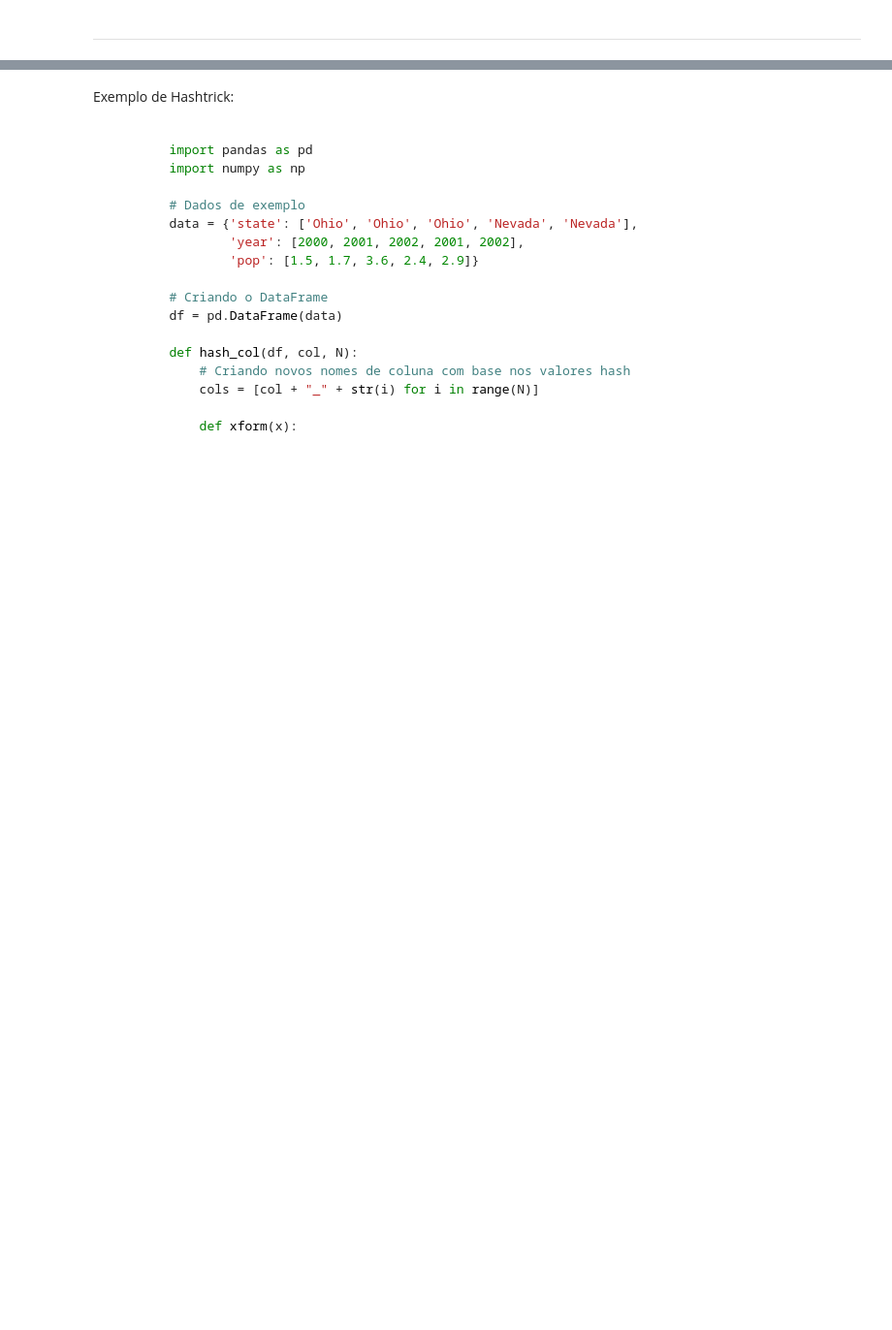
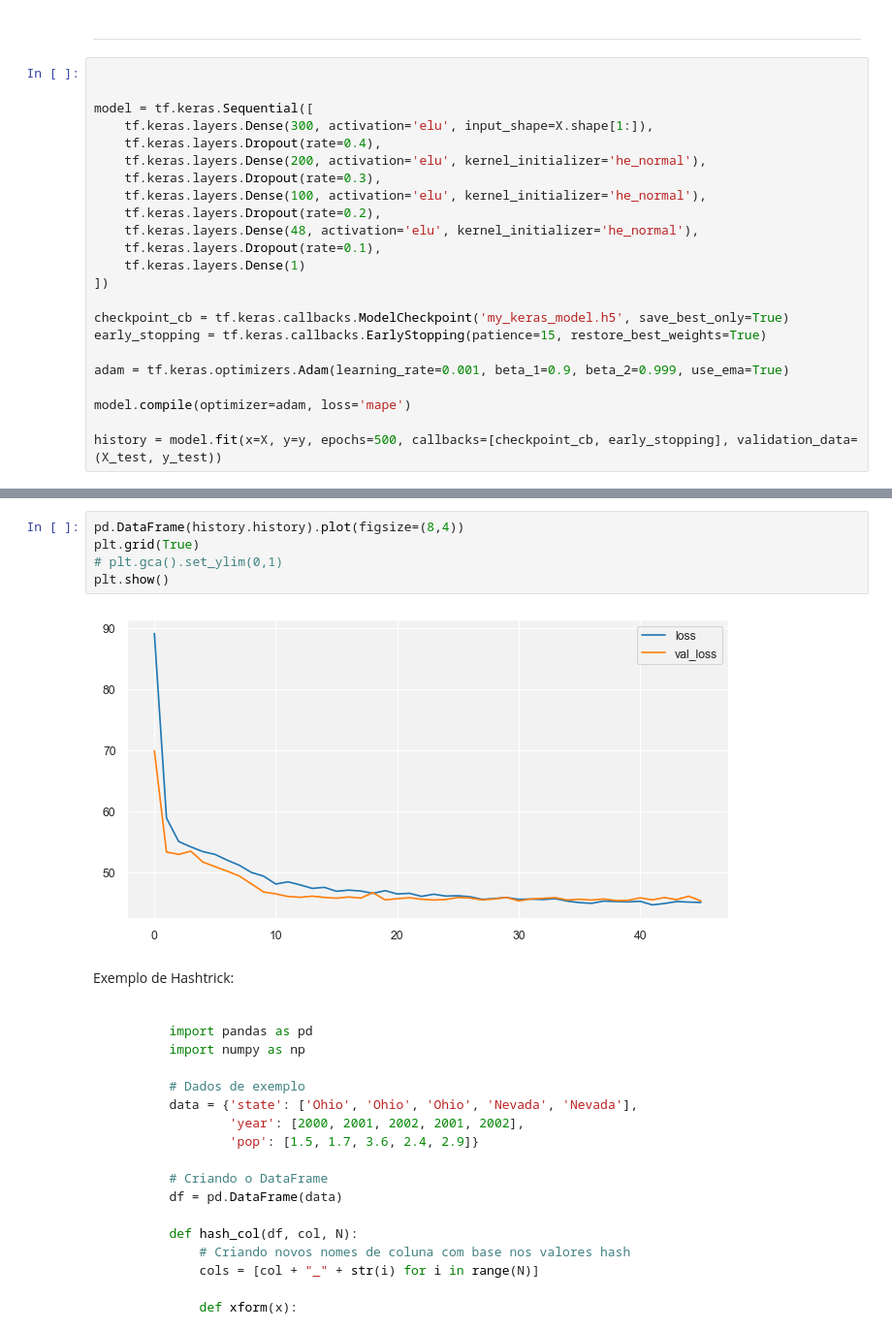
Before and after one commit to Krupique/mlops-projects, a Jupyter notebook: 02-bigmart_sales_prediction/notebook/demand_forecaster_tf.ipynb, the cells around one changed output, grey strips where cells are left out. Shown at 97% size. Saved outputs shown, nothing was run; the diff lists cells and outputs as text; blank space fills up the shorter version.

```diff
--- a/02-bigmart_sales_prediction/notebook/demand_forecaster_tf.ipynb
+++ b/02-bigmart_sales_prediction/notebook/demand_forecaster_tf.ipynb
@@ -290,2 +294,25 @@ train_r2, test_r2
 # %% [markdown]
 ---
+# %%
+
+
+model = tf.keras.Sequential([
+    tf.keras.layers.Dense(300, activation='elu', input_shape=X.shape[1:]),
+    tf.keras.layers.Dropout(rate=0.4),
+    tf.keras.layers.Dense(200, activation='elu', kernel_initializer='he_normal'),
+    tf.keras.layers.Dropout(rate=0.3),
+    tf.keras.layers.Dense(100, activation='elu', kernel_initializer='he_normal'),
+    tf.keras.layers.Dropout(rate=0.2),
+    tf.keras.layers.Dense(48, activation='elu', kernel_initializer='he_normal'),
+    tf.keras.layers.Dropout(rate=0.1),
+    tf.keras.layers.Dense(1)
+])
+
+checkpoint_cb = tf.keras.callbacks.ModelCheckpoint('my_keras_model.h5', save_best_only=True)
+early_stopping = tf.keras.callbacks.EarlyStopping(patience=15, restore_best_weights=True)
+
+adam = tf.keras.optimizers.Adam(learning_rate=0.001, beta_1=0.9, beta_2=0.999, use_ema=True)
+
+model.compile(optimizer=adam, loss='mape')
+
+history = model.fit(x=X, y=y, epochs=500, callbacks=[checkpoint_cb, early_stopping], validation_data=(X_test, y_test))
@@ -292,3 +361,10 @@ train_r2, test_r2
+# %%
+pd.DataFrame(history.history).plot(figsize=(8,4))
+plt.grid(True)
+# plt.gca().set_ylim(0,1)
+plt.show()
+# %% [output]
+[figure, added]
 # %% [markdown]
 Exemplo de Hashtrick:
 
```
Also changed, not shown: parts of 11 cells of this notebook, 1 other file.
